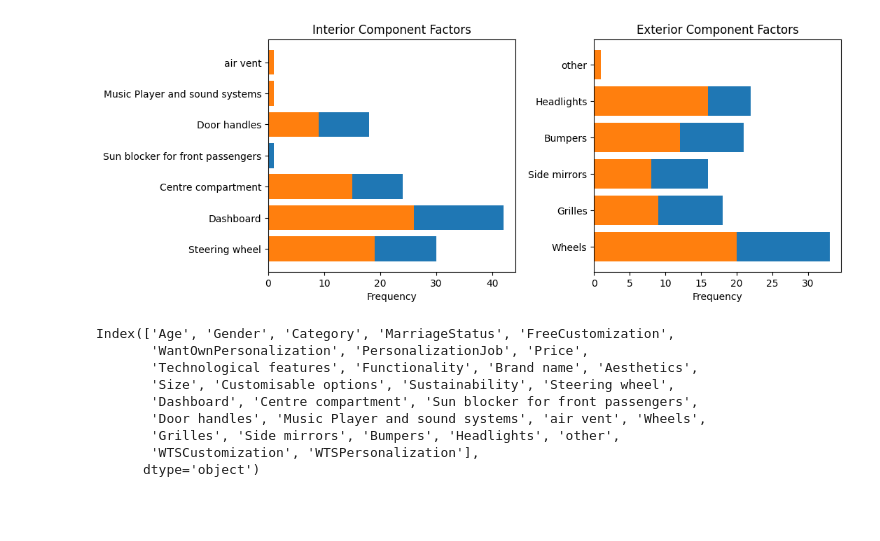
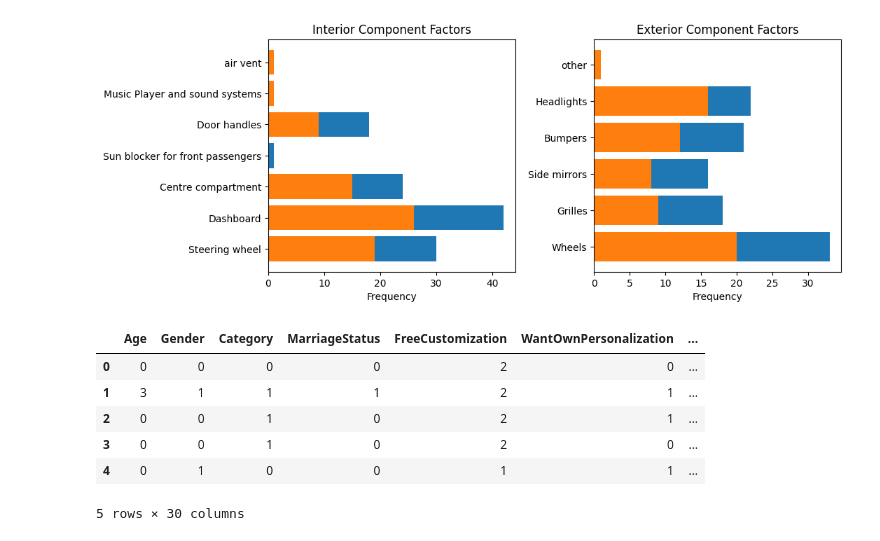
Before and after one commit to PatrickPetch/product-survey-data-analysis, a Jupyter notebook: james_data_visualizations.ipynb, the cells around one changed output. Drawn from its saved outputs; the diff is of its cells as text; code cells hidden in the pictures; blank space fills up the shorter version.

```diff
--- a/james_data_visualizations.ipynb
+++ b/james_data_visualizations.ipynb
@@ -291,12 +283,0 @@ filtered_data = data[['Age', 'Gender', 'Category', 'MarriageStatus','FreeCustomi
-# %%
-filtered_data.keys()
-# %% [output]
-Index(['Age', 'Gender', 'Category', 'MarriageStatus', 'FreeCustomization',
-       'WantOwnPersonalization', 'PersonalizationJob', 'Price',
-       'Technological features', 'Functionality', 'Brand name', 'Aesthetics',
-       'Size', 'Customisable options', 'Sustainability', 'Steering wheel',
-       'Dashboard', 'Centre compartment', 'Sun blocker for front passengers',
-       'Door handles', 'Music Player and sound systems', 'air vent', 'Wheels',
-       'Grilles', 'Side mirrors', 'Bumpers', 'Headlights', 'other',
-       'WTSCustomization', 'WTSPersonalization'],
-      dtype='object')
@@ -302,0 +291,10 @@ Index(['Age', 'Gender', 'Category', 'MarriageStatus', 'FreeCustomization',
+# %%
+filtered_data.head()
+# %% [output]
+|  | Age | Gender | Category | MarriageStatus | FreeCustomization | WantOwnPersonalization | ... |
+| 0 | 0 | 0 | 0 | 0 | 2 | 0 | ... |
+| 1 | 3 | 1 | 1 | 1 | 2 | 1 | ... |
+| 2 | 0 | 0 | 1 | 0 | 2 | 1 | ... |
+| 3 | 0 | 0 | 1 | 0 | 2 | 0 | ... |
+| 4 | 0 | 1 | 0 | 0 | 1 | 1 | ... |
+5 rows × 30 columns
```
Also changed, not shown: parts of 19 cells of this notebook.
